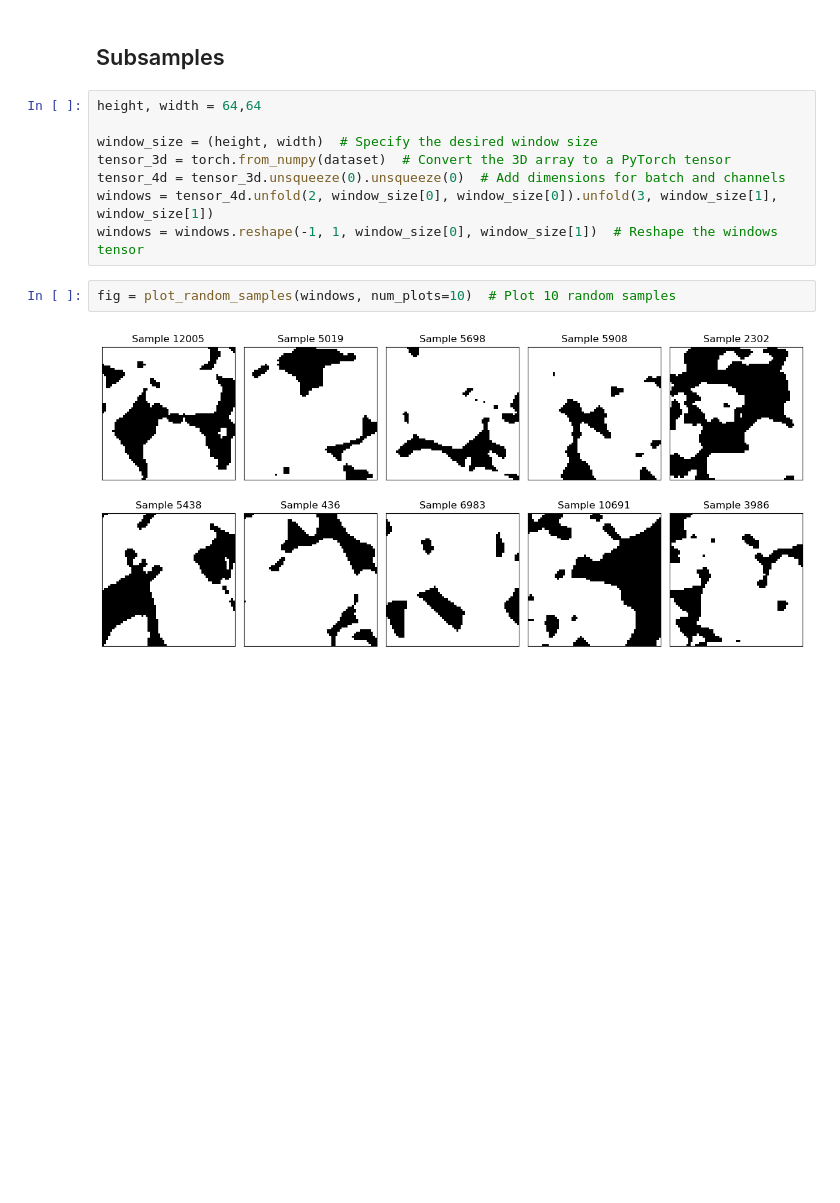
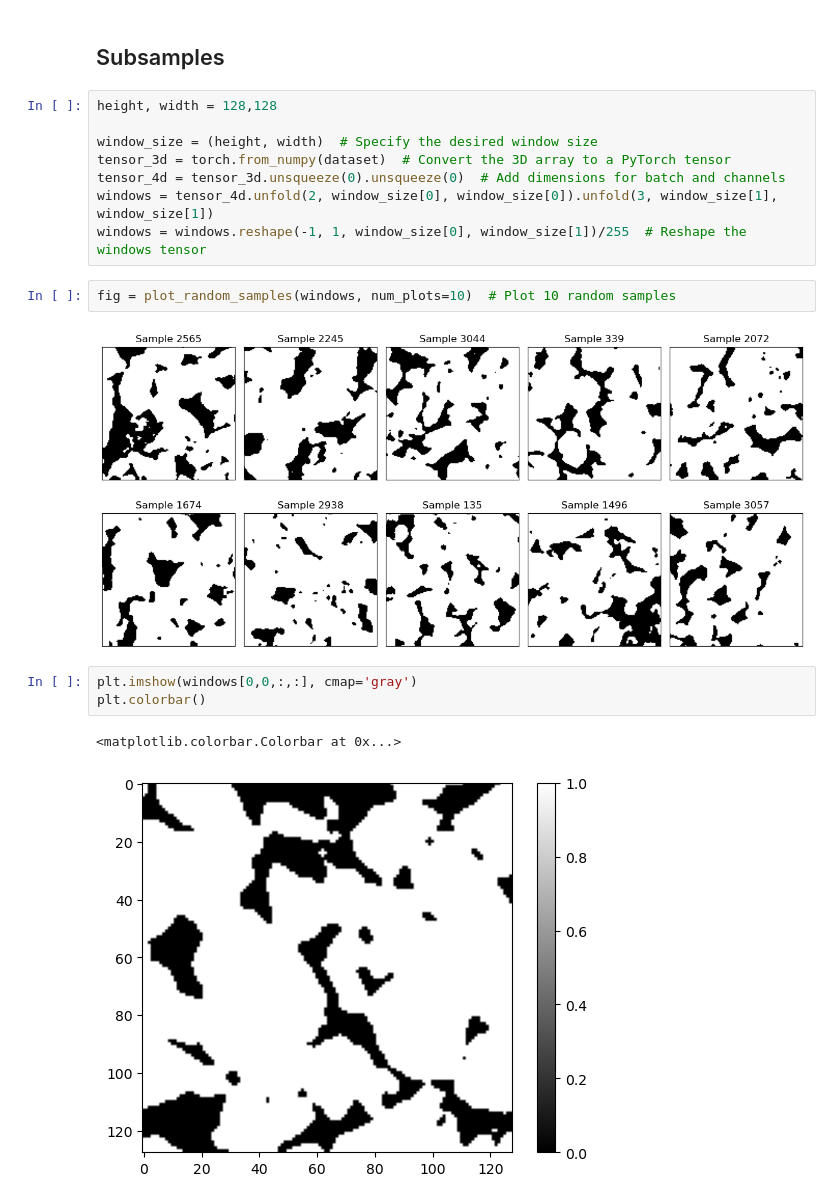
Before and after one commit to miguelcorralesg/RockGAN2D_Tutorial, a Jupyter notebook: notebooks/01_Understanding_Rock_Samples.ipynb, the cells around one changed output. Drawn from its saved outputs; the diff is of its cells as text; blank space fills up the shorter version.

```diff
--- a/notebooks/01_Understanding_Rock_Samples.ipynb
+++ b/notebooks/01_Understanding_Rock_Samples.ipynb
@@ -46,14 +46,20 @@ As depicted, we possess a single 3D sample, aiming to generate corresponding sam
 # %% [markdown]
 ## Subsamples
 # %%
-height, width = 64,64
+height, width = 128,128
 
 window_size = (height, width)  # Specify the desired window size
 tensor_3d = torch.from_numpy(dataset)  # Convert the 3D array to a PyTorch tensor
 tensor_4d = tensor_3d.unsqueeze(0).unsqueeze(0)  # Add dimensions for batch and channels
 windows = tensor_4d.unfold(2, window_size[0], window_size[0]).unfold(3, window_size[1], window_size[1])
-windows = windows.reshape(-1, 1, window_size[0], window_size[1])  # Reshape the windows tensor
+windows = windows.reshape(-1, 1, window_size[0], window_size[1])/255  # Reshape the windows tensor
 # %%
 fig = plot_random_samples(windows, num_plots=10)  # Plot 10 random samples
 # %% [output]
-[figure, old version]
+[figure, new version]
+# %%
+plt.imshow(windows[0,0,:,:], cmap='gray')
+plt.colorbar()
+# %% [output]
+<matplotlib.colorbar.Colorbar at 0x...>
+[figure, added]
```
Also changed, not shown: parts of 26 cells of this notebook, 43 other files.
